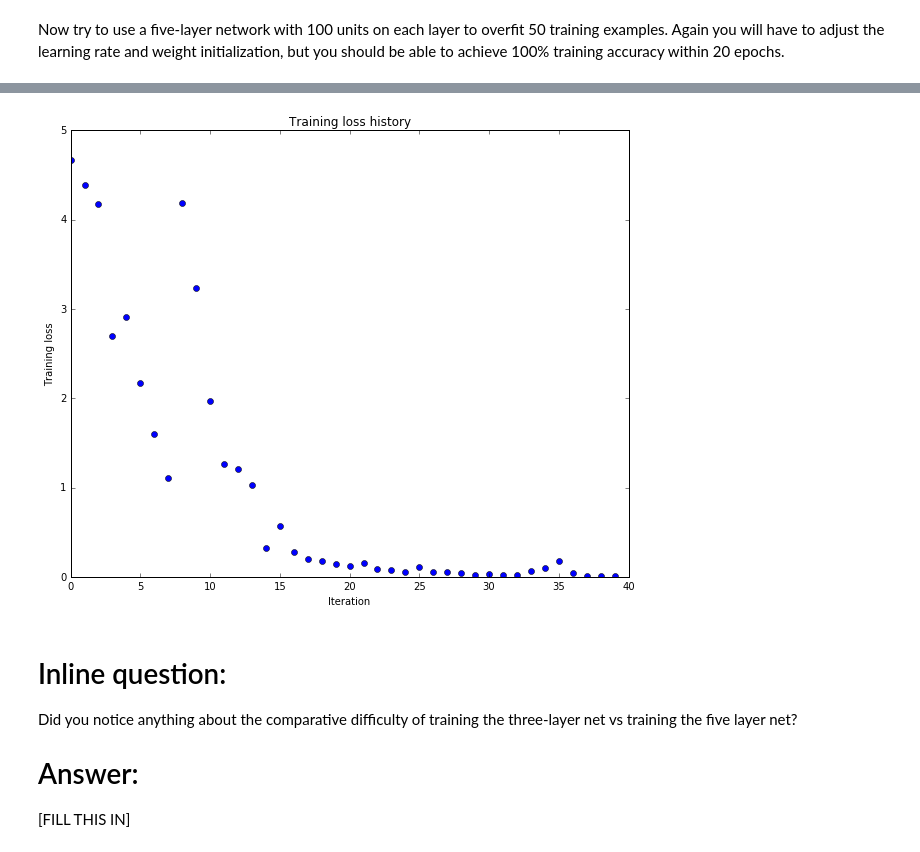
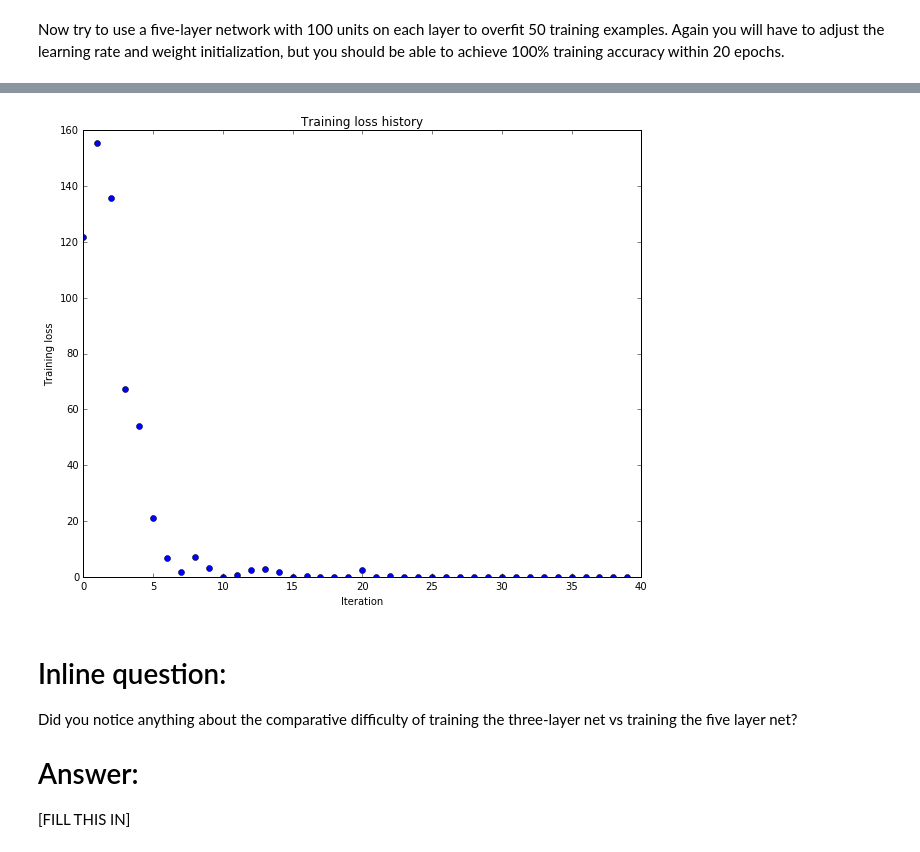
Before and after one commit to slowbull/stanford_cse231n, a Jupyter notebook: assignment2/FullyConnectedNets.ipynb, the cells around one changed output, grey strips where cells are left out. Drawn from its saved outputs; the diff is of its cells as text; code cells hidden in the pictures.

```diff
--- a/assignment2/FullyConnectedNets.ipynb
+++ b/assignment2/FullyConnectedNets.ipynb
@@ -465,8 +469,8 @@ small_data = {
   'y_val': data['y_val'],
 }
 
-learning_rate = 1e-2
-weight_scale = 2e-2
+learning_rate = 1e-3
+weight_scale = 1e-1
 model = FullyConnectedNet([100, 100, 100, 100],
                 weight_scale=weight_scale, dtype=np.float64)
 solver = Solver(model, small_data,
@@ -504,4 +508,4 @@ plt.show()
-[figure, old version]
+[figure, new version]
 # %% [markdown]
 # Inline question:
 Did you notice anything about the comparative difficulty of training the three-layer net vs training the five layer net?
```
Also changed, not shown: parts of 13 cells of this notebook.
